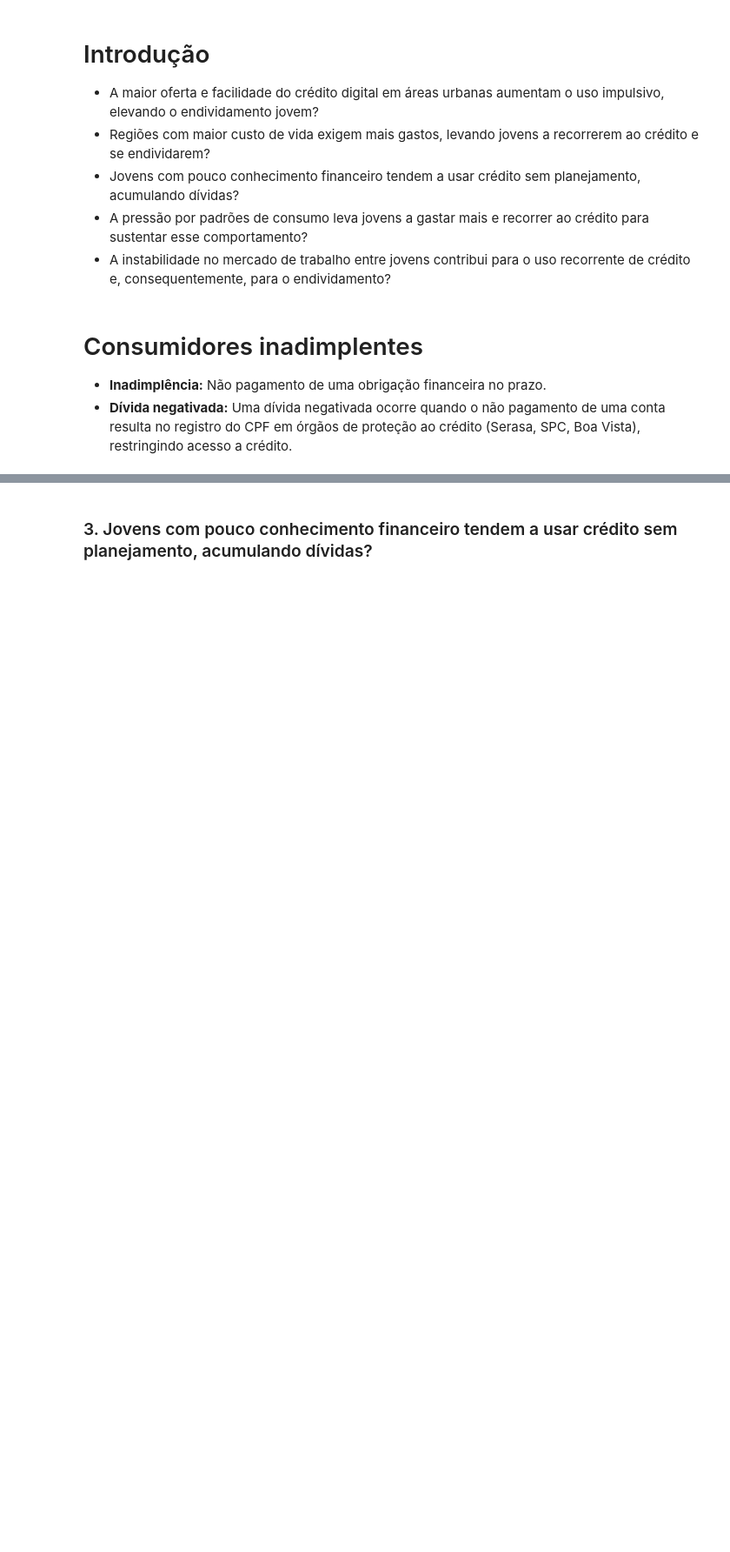
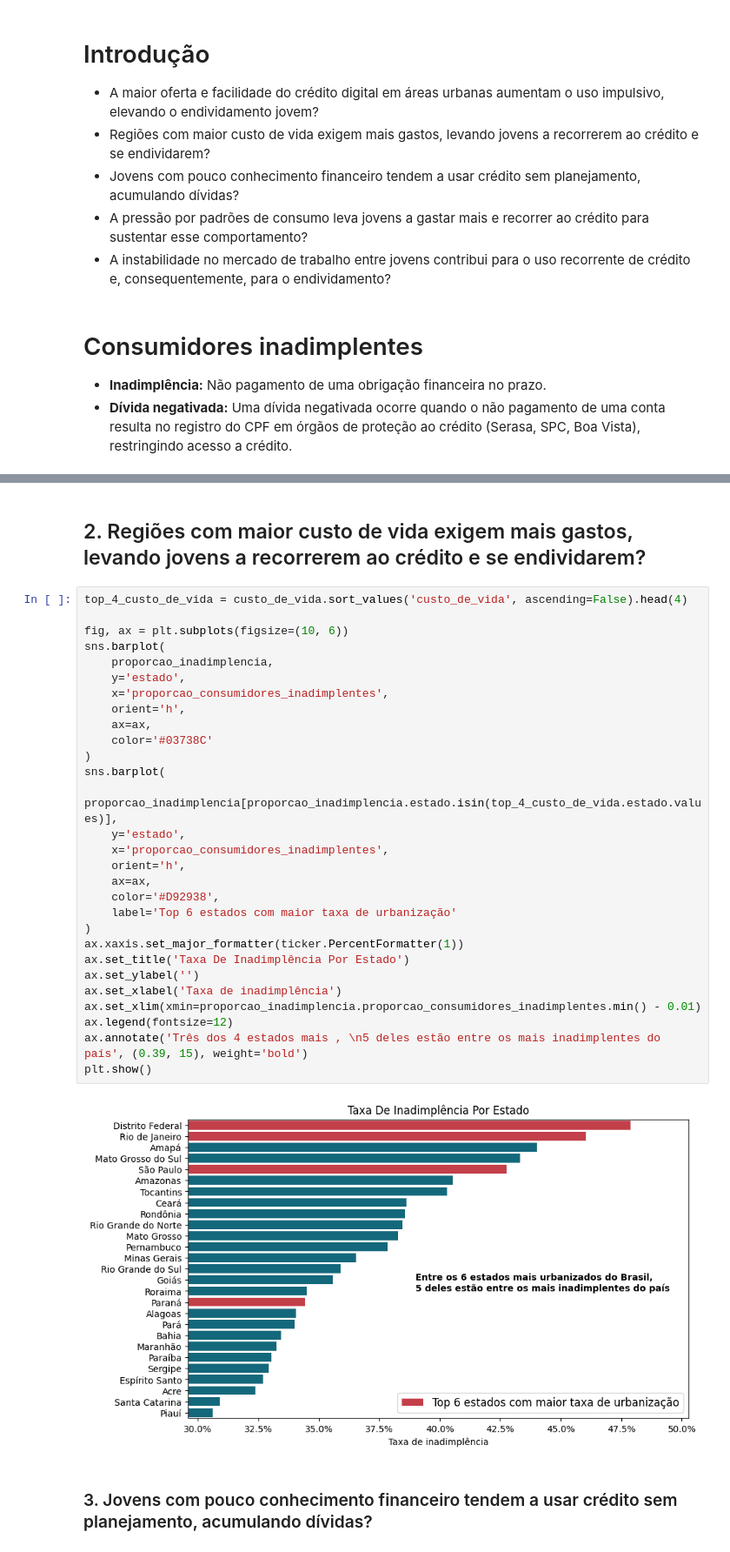
Before and after one commit to murilofcorso/A3_analise_de_dados_e_big_data, a Jupyter notebook: projeto_a3.ipynb, the cells around one changed output, grey strips where cells are left out. Shown at 87% size. Cells and saved outputs as stored; diff of their text form; blank space fills up the shorter version.

```diff
--- a/projeto_a3.ipynb
+++ b/projeto_a3.ipynb
@@ -164,2 +127,35 @@ plt.show()
+# %% [markdown]
+<h2>2. Regiões com maior custo de vida exigem mais gastos, levando jovens a recorrerem ao crédito e se endividarem?</h3>
+# %%
+top_4_custo_de_vida = custo_de_vida.sort_values('custo_de_vida', ascending=False).head(4)
+
+fig, ax = plt.subplots(figsize=(10, 6))
+sns.barplot(
+    proporcao_inadimplencia,
+    y='estado',
+    x='proporcao_consumidores_inadimplentes',
+    orient='h',
+    ax=ax,
+    color='#03738C'
+)
+sns.barplot(
+    proporcao_inadimplencia[proporcao_inadimplencia.estado.isin(top_4_custo_de_vida.estado.values)],
+    y='estado',
+    x='proporcao_consumidores_inadimplentes',
+    orient='h',
+    ax=ax,
+    color='#D92938',
+    label='Top 6 estados com maior taxa de urbanização'
+)
+ax.xaxis.set_major_formatter(ticker.PercentFormatter(1))
+ax.set_title('Taxa De Inadimplência Por Estado')
+ax.set_ylabel('')
+ax.set_xlabel('Taxa de inadimplência')
+ax.set_xlim(xmin=proporcao_inadimplencia.proporcao_consumidores_inadimplentes.min() - 0.01)
+ax.legend(fontsize=12)
+ax.annotate('Três dos 4 estados mais , \n5 deles estão entre os mais inadimplentes do país', (0.39, 15), weight='bold')
+plt.show()
+# %% [output]
+[figure, added]
 # %% [markdown]
 <h3>3. Jovens com pouco conhecimento financeiro tendem a usar crédito sem planejamento, acumulando dívidas?</h3>
```
Also changed, not shown: parts of 6 cells of this notebook, 1 other file.
